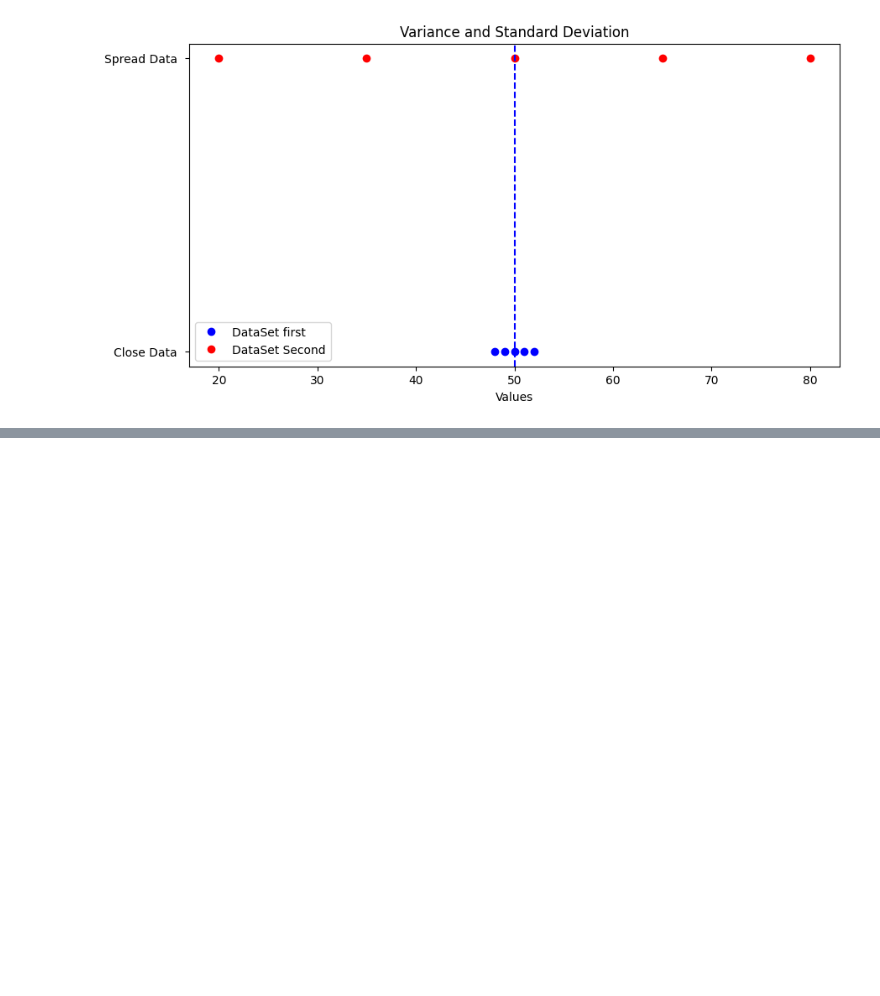
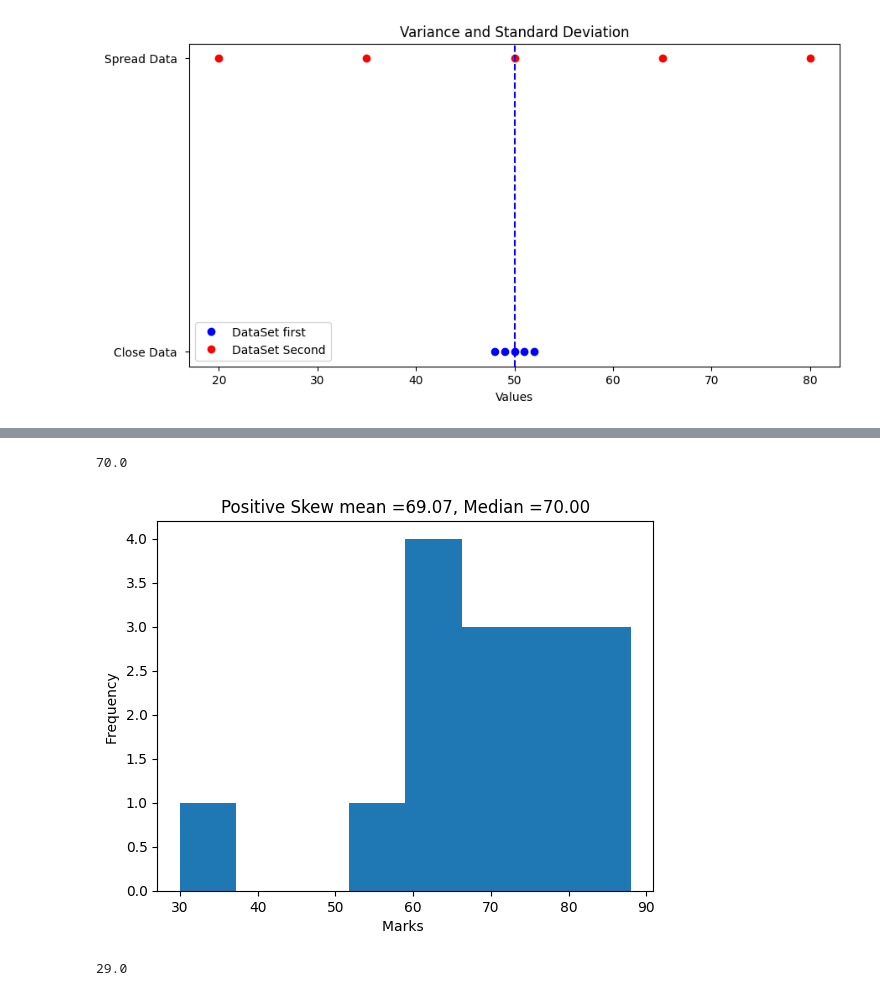
Before and after one commit to priyvrat3005/DataScience_SVCE, a Jupyter notebook: EDA.ipynb, the cells around one changed output, grey strips where cells are left out. Cells and saved outputs as stored; diff of their text form; code cells hidden in the pictures; blank space fills up the shorter version.

```diff
--- a/EDA.ipynb
+++ b/EDA.ipynb
@@ -116,0 +139,28 @@ plt.show()
+# %%
+marks=np.array([55,60,62,65,66,68,70,72,75,78,80,82,85,88,30])
+
+mean=np.mean(marks)
+median=np.median(marks)
+mean
+median
+# %% [output]
+70.0
+# %%
+plt.hist(marks,bins=8)
+plt.title(f"Positive Skew mean ={mean:.2f}, Median ={median:.2f}")
+plt.xlabel("Marks ")
+plt.ylabel("Frequency ")
+
+plt.show()
+# %% [output]
+[figure, added]
+# %%
+data=np.array([20,22,24,25,26,27,28,30,32,35,40,45,50,90])
+# marks=np.array([55,60,62,65,66,68,70,72,75,78,80,82,85,88,30])
+
+mean=np.mean(data)
+median=np.median(data)
+mean
+median
+# %% [output]
+29.0
```
Also changed, not shown: parts of 4 cells of this notebook.
